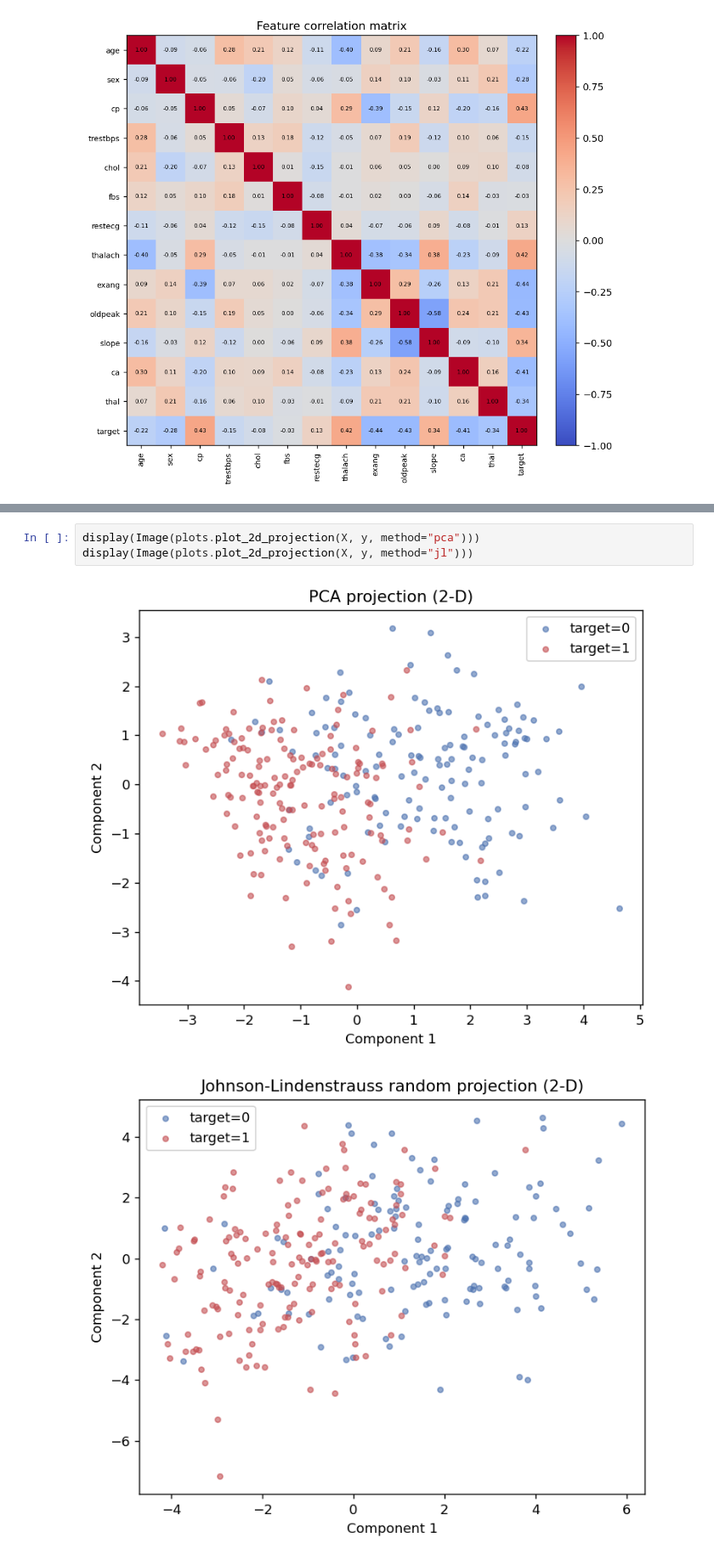
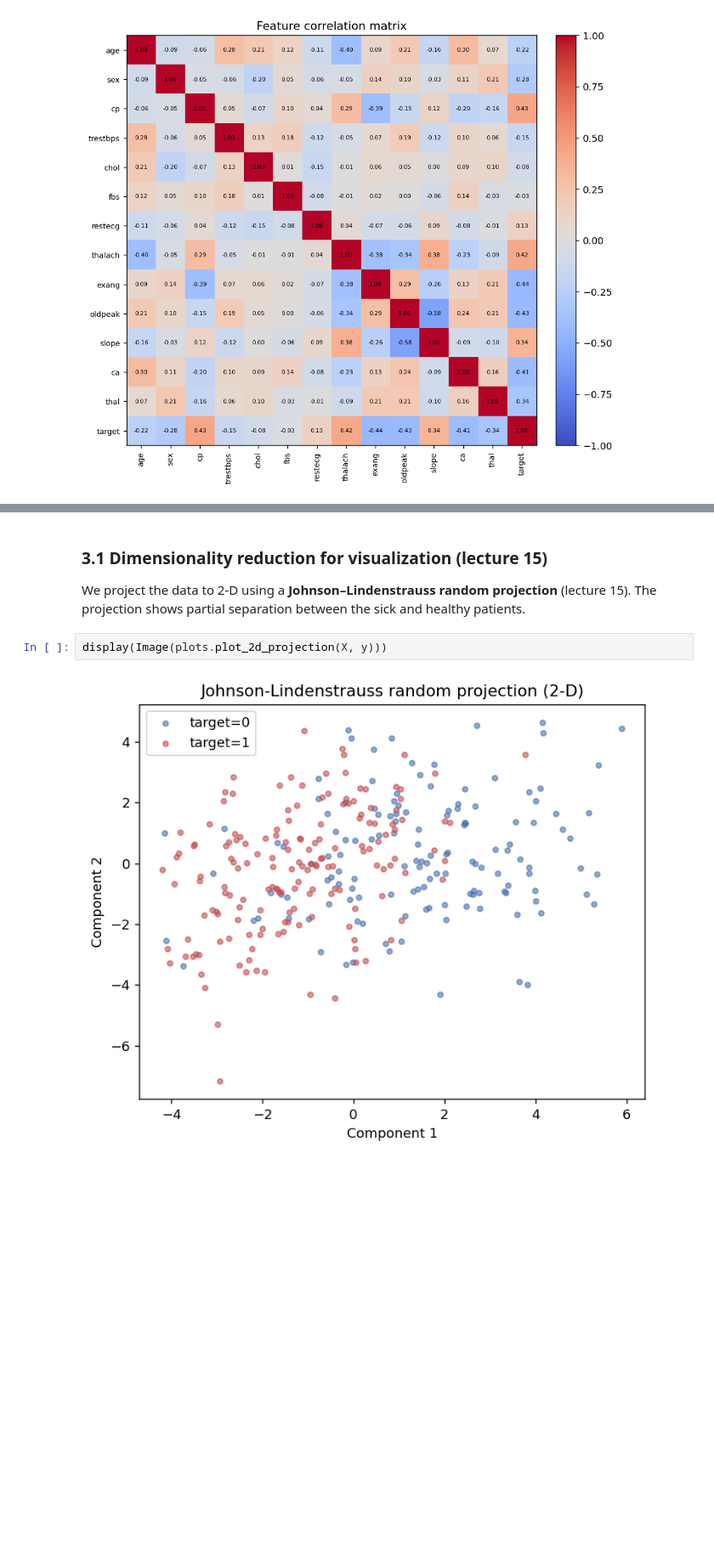
Before and after one commit to yonatang8675/ML_Project, a Jupyter notebook: notebooks/heart_disease.ipynb, the cells around one changed output, grey strips where cells are left out. Shown at 85% size. Drawn from its saved outputs; the diff is of its cells as text; blank space fills up the shorter version.

```diff
--- a/notebooks/heart_disease.ipynb
+++ b/notebooks/heart_disease.ipynb
@@ -129,6 +131,9 @@ display(Image(plots.plot_correlation_heatmap(df, feature_names + ['target'])))
+# %% [markdown]
+### 3.1 Dimensionality reduction for visualization (lecture 15)
+
+We project the data to 2-D using a **Johnson–Lindenstrauss random projection** (lecture 15).
+The projection shows partial separation between the sick and healthy patients.
 # %%
-display(Image(plots.plot_2d_projection(X, y, method="pca")))
-display(Image(plots.plot_2d_projection(X, y, method="jl")))
+display(Image(plots.plot_2d_projection(X, y)))
 # %% [output]
-[figure, old version]
+[figure, new version]
-[figure, removed]
```
Also changed, not shown: parts of 38 cells of this notebook, 34 other files.
